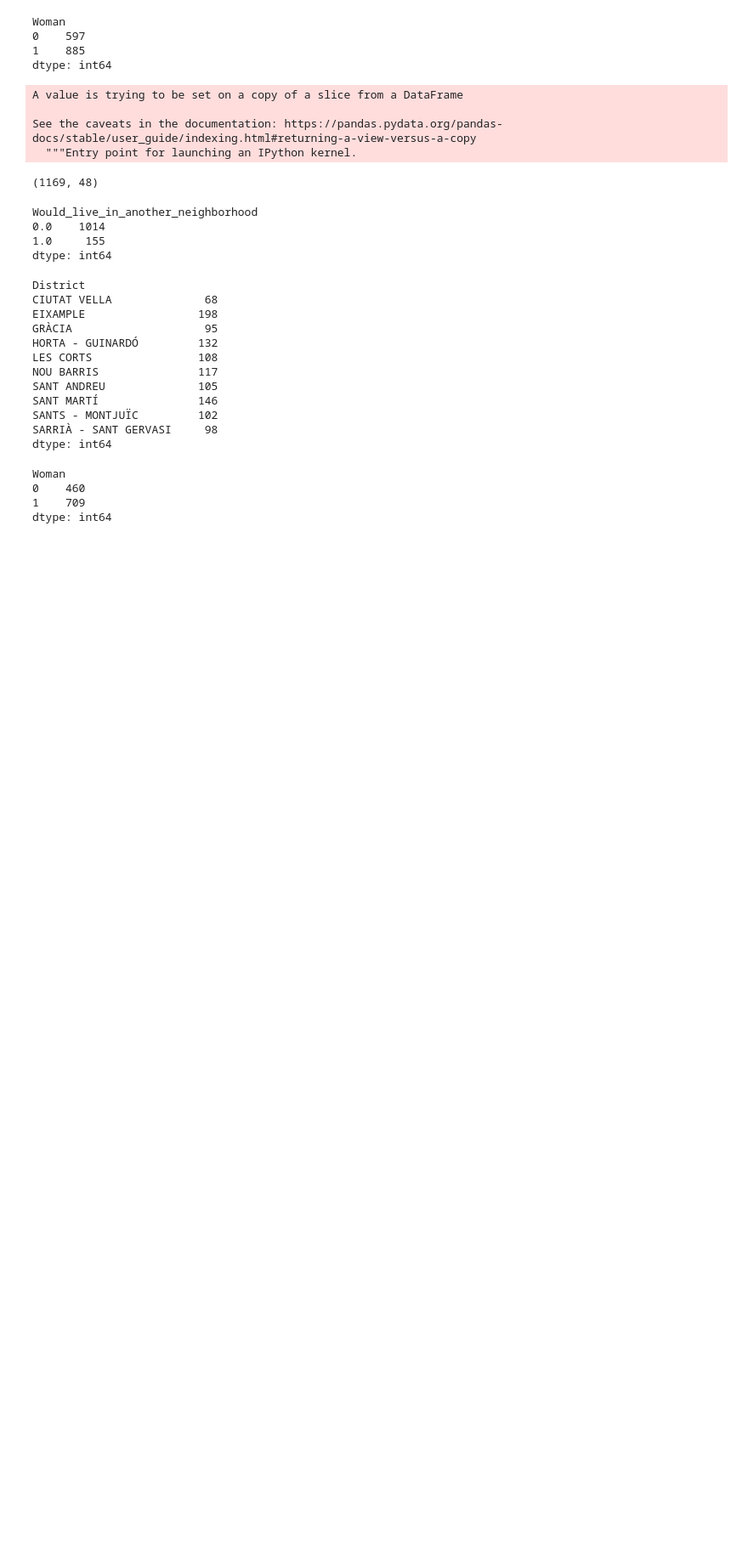
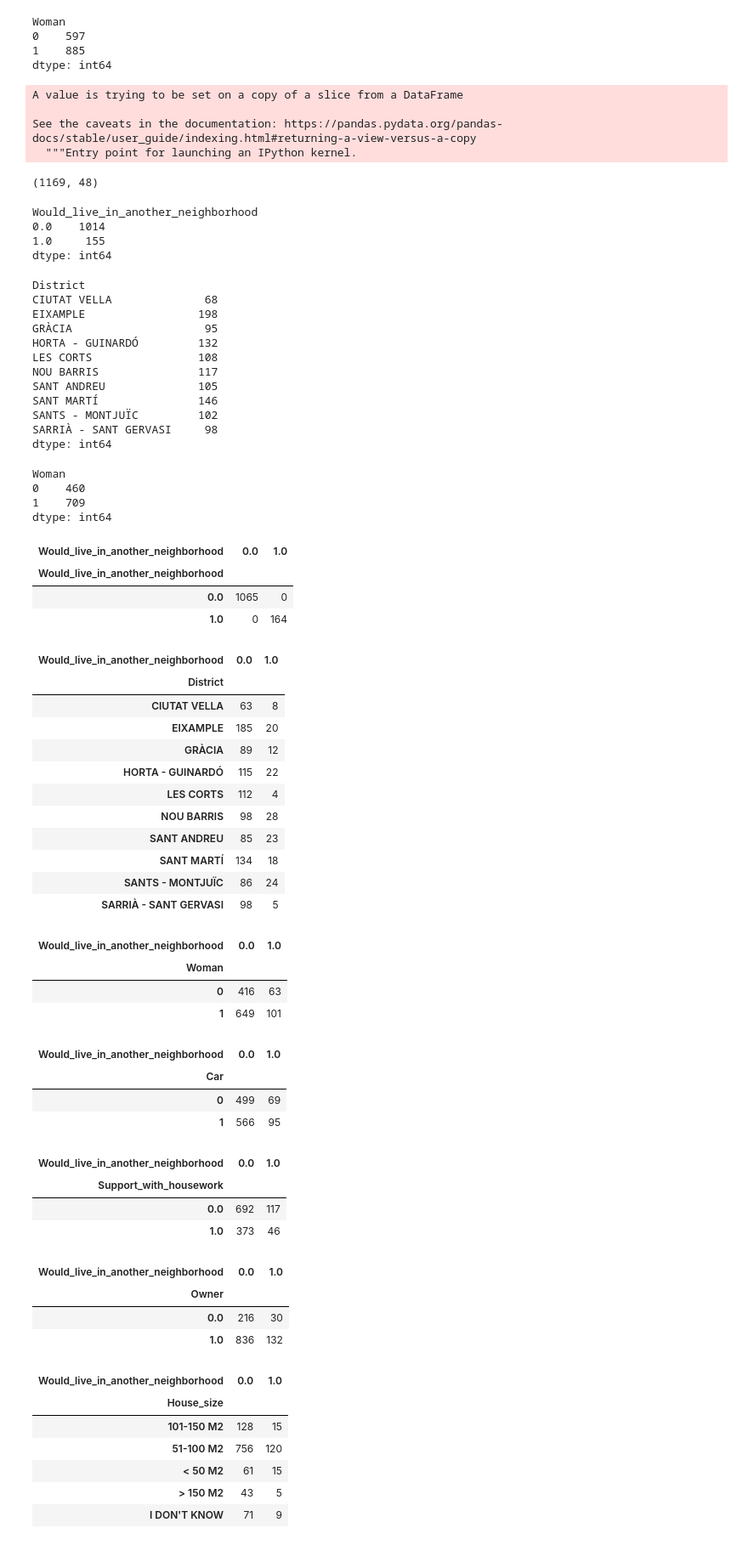
Before and after one commit to abednarczuk/MasterThesis, a Jupyter notebook: 01_1_Survey_data_2019.ipynb, the cells around one changed output. Shown at 85% size. Saved outputs shown, nothing was run; the diff lists cells and outputs as text; code cells hidden in the pictures; blank space fills up the shorter version.

```diff
--- a/01_1_Survey_data_2019.ipynb
+++ b/01_1_Survey_data_2019.ipynb
@@ -2205,3 +2221,46 @@ Woman
 0    460
 1    709
 dtype: int64
+# %%
+for i in survey_transformed.join(data[additional_sample_description]).columns.tolist():
+    display(ctab(i))
+# %% [output]
+| Would_live_in_another_neighborhood | 0.0 | 1.0 |
+| Would_live_in_another_neighborhood |  |  |
+| 0.0 | 1065 | 0 |
+| 1.0 | 0 | 164 |
+| Would_live_in_another_neighborhood | 0.0 | 1.0 |
+| District |  |  |
+| CIUTAT VELLA | 63 | 8 |
+| EIXAMPLE | 185 | 20 |
+| GRÀCIA | 89 | 12 |
+| HORTA - GUINARDÓ | 115 | 22 |
+| LES CORTS | 112 | 4 |
+| NOU BARRIS | 98 | 28 |
+| SANT ANDREU | 85 | 23 |
+| SANT MARTÍ | 134 | 18 |
+| SANTS - MONTJUÏC | 86 | 24 |
+| SARRIÀ - SANT GERVASI | 98 | 5 |
+| Would_live_in_another_neighborhood | 0.0 | 1.0 |
+| Woman |  |  |
+| 0 | 416 | 63 |
+| 1 | 649 | 101 |
+| Would_live_in_another_neighborhood | 0.0 | 1.0 |
+| Car |  |  |
+| 0 | 499 | 69 |
+| 1 | 566 | 95 |
+| Would_live_in_another_neighborhood | 0.0 | 1.0 |
+| Support_with_housework |  |  |
+| 0.0 | 692 | 117 |
+| 1.0 | 373 | 46 |
+| Would_live_in_another_neighborhood | 0.0 | 1.0 |
+| Owner |  |  |
+| 0.0 | 216 | 30 |
+| 1.0 | 836 | 132 |
+| Would_live_in_another_neighborhood | 0.0 | 1.0 |
+| House_size |  |  |
+| 101-150 M2 | 128 | 15 |
+| 51-100 M2 | 756 | 120 |
+| < 50 M2 | 61 | 15 |
+| > 150 M2 | 43 | 5 |
+| I DON'T KNOW | 71 | 9 |
```
Also changed, not shown: parts of 11 cells of this notebook, 8 other files.
